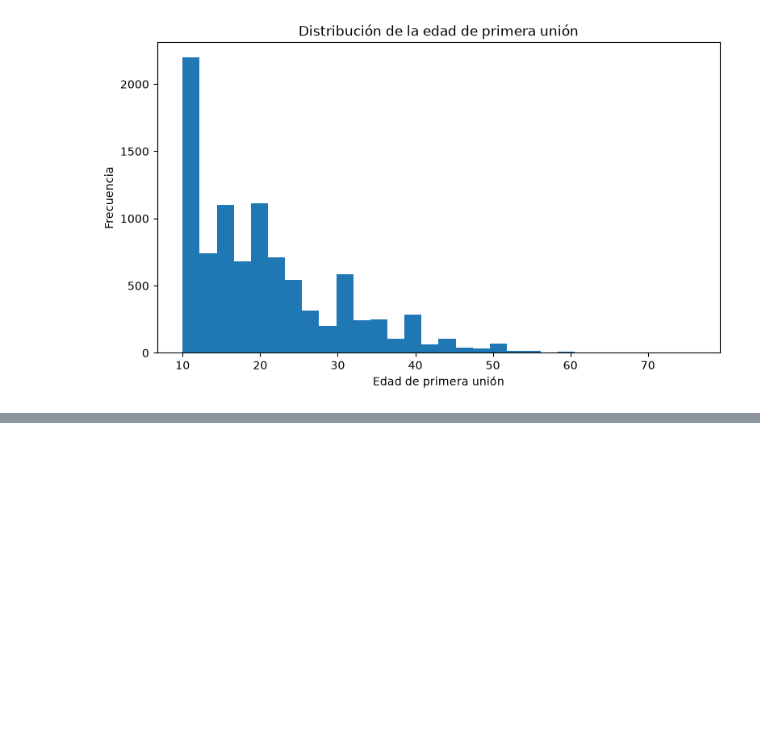
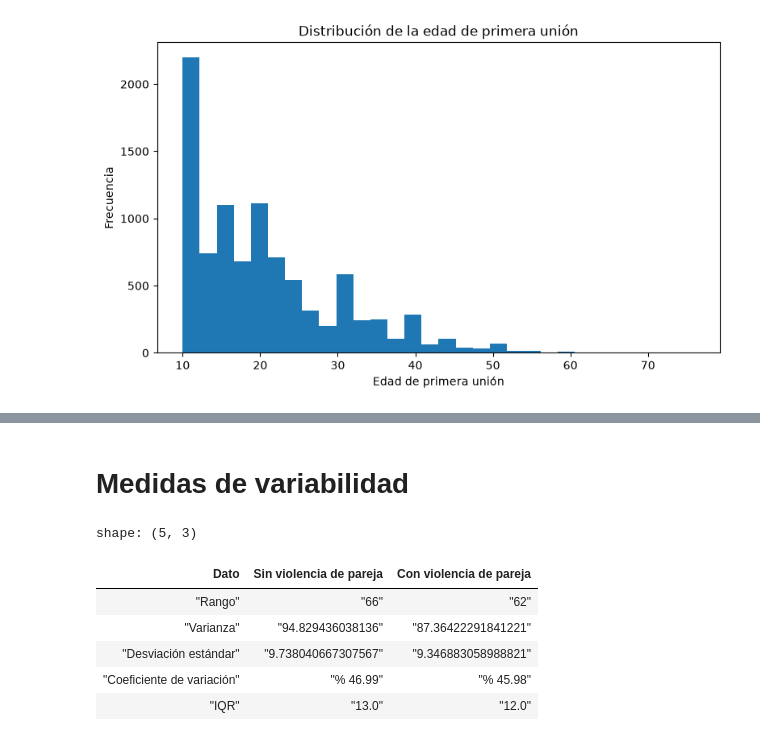
Before and after one commit to Oscarpago/proyecto-endireh-violencia, a Jupyter notebook: notebooks/exploracion.ipynb, the cells around one changed output, grey strips where cells are left out. Cells and saved outputs as stored; diff of their text form; code cells hidden in the pictures; blank space fills up the shorter version.

```diff
--- a/notebooks/exploracion.ipynb
+++ b/notebooks/exploracion.ipynb
@@ -454,0 +506,64 @@ plt.show()
+# %% [markdown]
+# Medidas de variabilidad
+# %%
+def medidas_variabilidad(df_grupo):
+    datos = df_grupo.drop_nulls(
+        subset=["edad_primer_union"]
+    )
+
+    q1 = datos["edad_primer_union"].quantile(0.25)
+    q3 = datos["edad_primer_union"].quantile(0.75)
+
+    media = datos["edad_primer_union"].mean()
+    desviacion = datos["edad_primer_union"].std()
+
+    rango = (
+        datos["edad_primer_union"].max()
+        - datos["edad_primer_union"].min()
+    )
+
+    varianza = datos["edad_primer_union"].var()
+    cv = (desviacion / media) * 100
+    iqr = q3 - q1
+
+    return {
+        "Rango": rango,
+        "Varianza": varianza,
+        "Desviación estándar": desviacion,
+        "Coeficiente de variación": f"% {cv:.2f}",
+        "IQR": iqr
+    }
+
+
+sin_violencia = df.filter(
+    pl.col("sufrio_violencia_pareja") == 0
+)
+
+con_violencia = df.filter(
+    pl.col("sufrio_violencia_pareja") == 1
+)
+
+medidas_sin = medidas_variabilidad(sin_violencia)
+medidas_con = medidas_variabilidad(con_violencia)
+
+
+tabla_variabilidad = pl.DataFrame(
+    {
+    "Dato": list(medidas_sin.keys()),
+    "Sin violencia de pareja": list(medidas_sin.values()),
+    "Con violencia de pareja": list(medidas_con.values())
+    },
+    strict=False
+)
+
+pl.Config.set_tbl_hide_column_data_types(True)
+
+tabla_variabilidad
+# %% [output]
+shape: (5, 3)
+| Dato | Sin violencia de pareja | Con violencia de pareja |
+| "Rango" | "66" | "62" |
+| "Varianza" | "94.829436038136" | "87.36422291841221" |
+| "Desviación estándar" | "9.738040667307567" | "9.346883058988821" |
+| "Coeficiente de variación" | "% 46.99" | "% 45.98" |
+| "IQR" | "13.0" | "12.0" |
```
Also changed, not shown: parts of 7 cells of this notebook.
